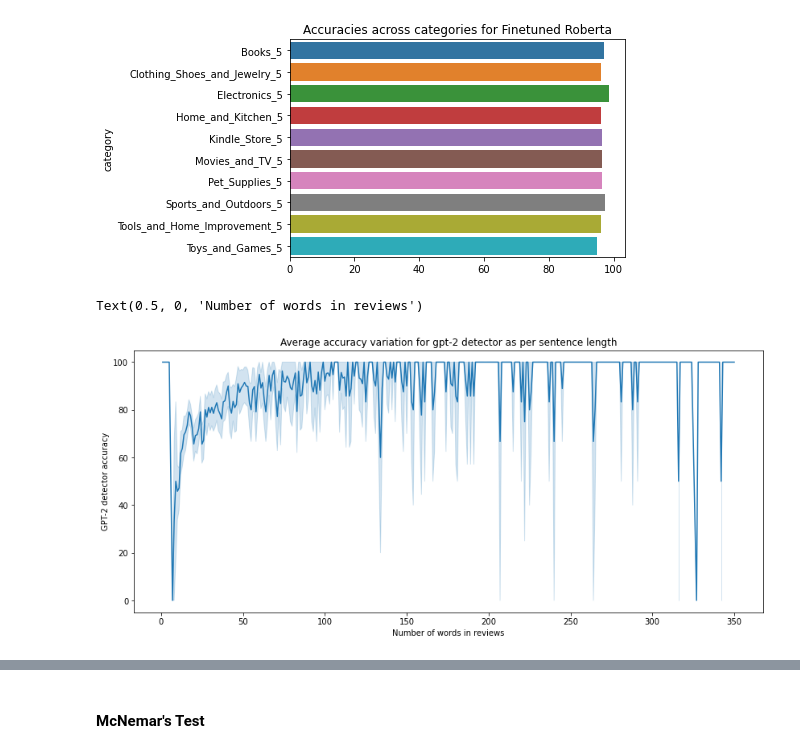
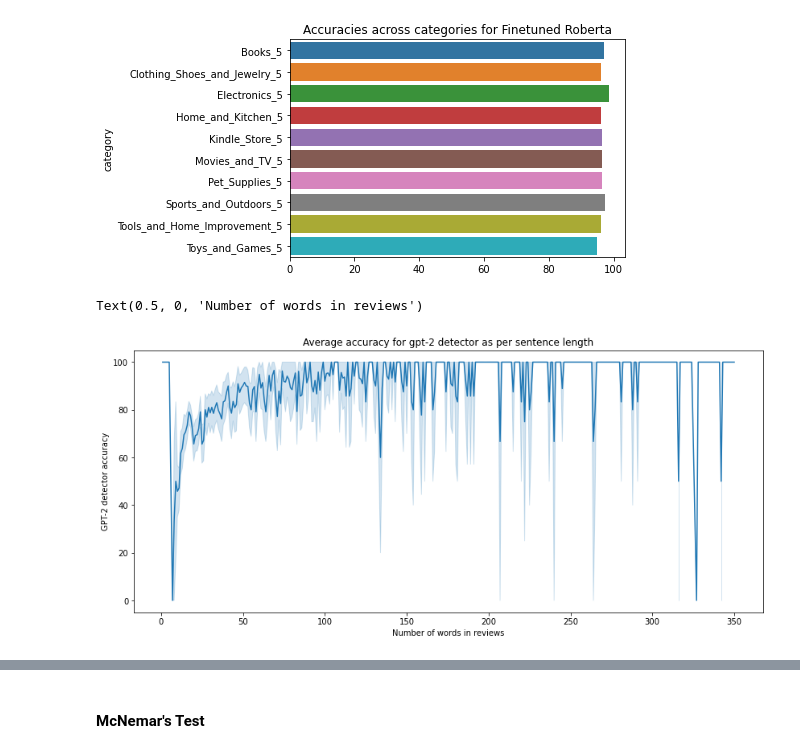
Before and after one commit to joolsa/FakeReviews, a Jupyter notebook: nbs/classification/FinalReport.ipynb, the cells around one changed output, grey strips where cells are left out. Cells and saved outputs as stored; diff of their text form; code cells hidden in the pictures.

```diff
--- a/nbs/classification/FinalReport.ipynb
+++ b/nbs/classification/FinalReport.ipynb
@@ -218,10 +218,10 @@ Text(0.5, 1.0, 'Accuracies across categories for Finetuned Roberta')
 [figure]
 # %%
 plt.figure(figsize=(14,6))
-plt.title("Average accuracy variation for gpt-2 detector as per sentence length")
+plt.title("Average accuracy for gpt-2 detector as per sentence length")
 sns.lineplot(x=merged_df["n_words"],y=merged_df["gpt2_matched"]*100)
 plt.ylabel("GPT-2 detector accuracy")
 plt.xlabel("Number of words in reviews")
 # %% [output]
 Text(0.5, 0, 'Number of words in reviews')
-[figure, old version]
+[figure, new version]
```
Also changed, not shown: parts of 17 cells of this notebook.
